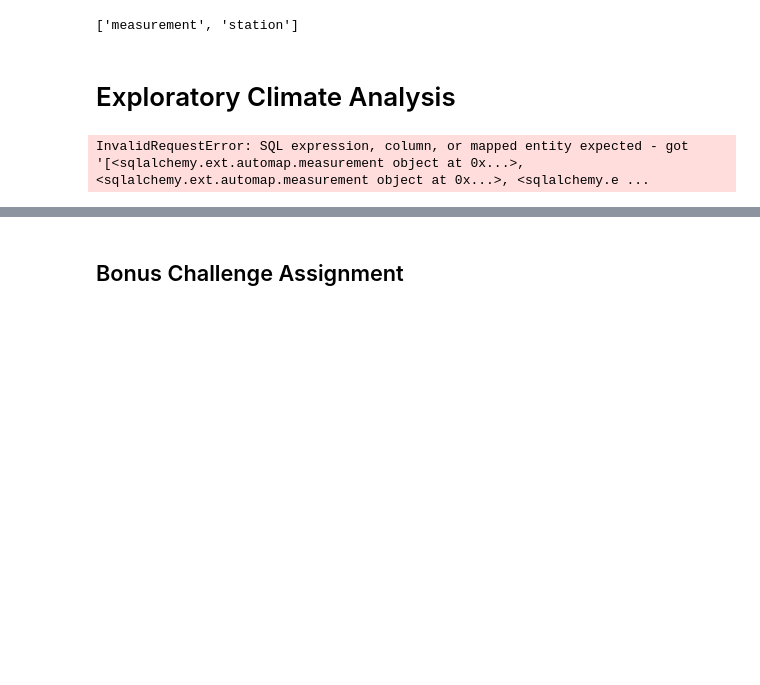
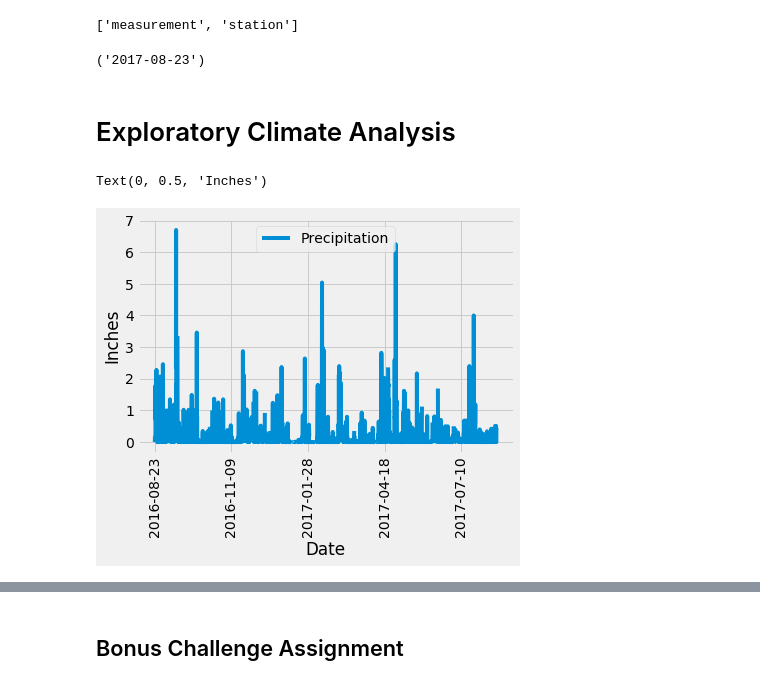
Before and after one commit to j1candel/sqlalchemy-challenge, a Jupyter notebook: climate_starter.ipynb, the cells around one changed output, grey strips where cells are left out. Cells and saved outputs as stored; diff of their text form; code cells hidden in the pictures; blank space fills up the shorter version.

```diff
--- a/climate_starter.ipynb
+++ b/climate_starter.ipynb
@@ -49,23 +69,38 @@ station = Base.classes.station
 # %%
 # Create our session (link) from Python to the DB
 session = Session(engine)
+session.query(measurement.date).order_by(measurement.date.desc()).first()
+# %% [output]
+('2017-08-23')
 # %% [markdown]
 # Exploratory Climate Analysis
 # %%
-# Design a query to retrieve the last 12 months of precipitation data and plot the results
-measurement = session.query(measurement).all()
-for measurement in measurement:
-    print(measurement)
+# Design a query to retrieve the last 12 months of precipitation data and plot the result
+results = session.query(measurement.date, measurement.prcp).\
+    filter(measurement.date >= '2016-08-23').\
+    order_by(measurement.date).all()
 # Calculate the date 1 year ago from the last data point in the database
 
 # Perform a query to retrieve the data and precipitation scores
+data = [result[0] for result in results]
+prcp = [result[1] for result in results]
 
 # Save the query results as a Pandas DataFrame and set the index to the date column
+results = {'Date': data,
+'Precipitation': prcp}
 
+results_df = pd.DataFrame(results)
 # Sort the dataframe by date
-
+results_df = results_df.set_index('Date')
 # Use Pandas Plotting with Matplotlib to plot the data
-# %% [output]
-InvalidRequestError: SQL expression, column, or mapped entity expected - got '[<sqlalchemy.ext.automap.measurement object at 0x...>, <sqlalchemy.ext.automap.measurement object at 0x...>, <sqlalchemy.e ...
+# %%
+#results_df = results_df.groupby('Date').sum()
+results_df = results_df.sort_values('Date')
+# %%
+results_df.plot(rot=90)
+plt.ylabel("Inches")
+# %% [output]
+Text(0, 0.5, 'Inches')
+[figure, added]
 # %%
 # Use Pandas to calcualte the summary statistics for the precipitation data
```
Also changed, not shown: parts of 13 cells of this notebook.
